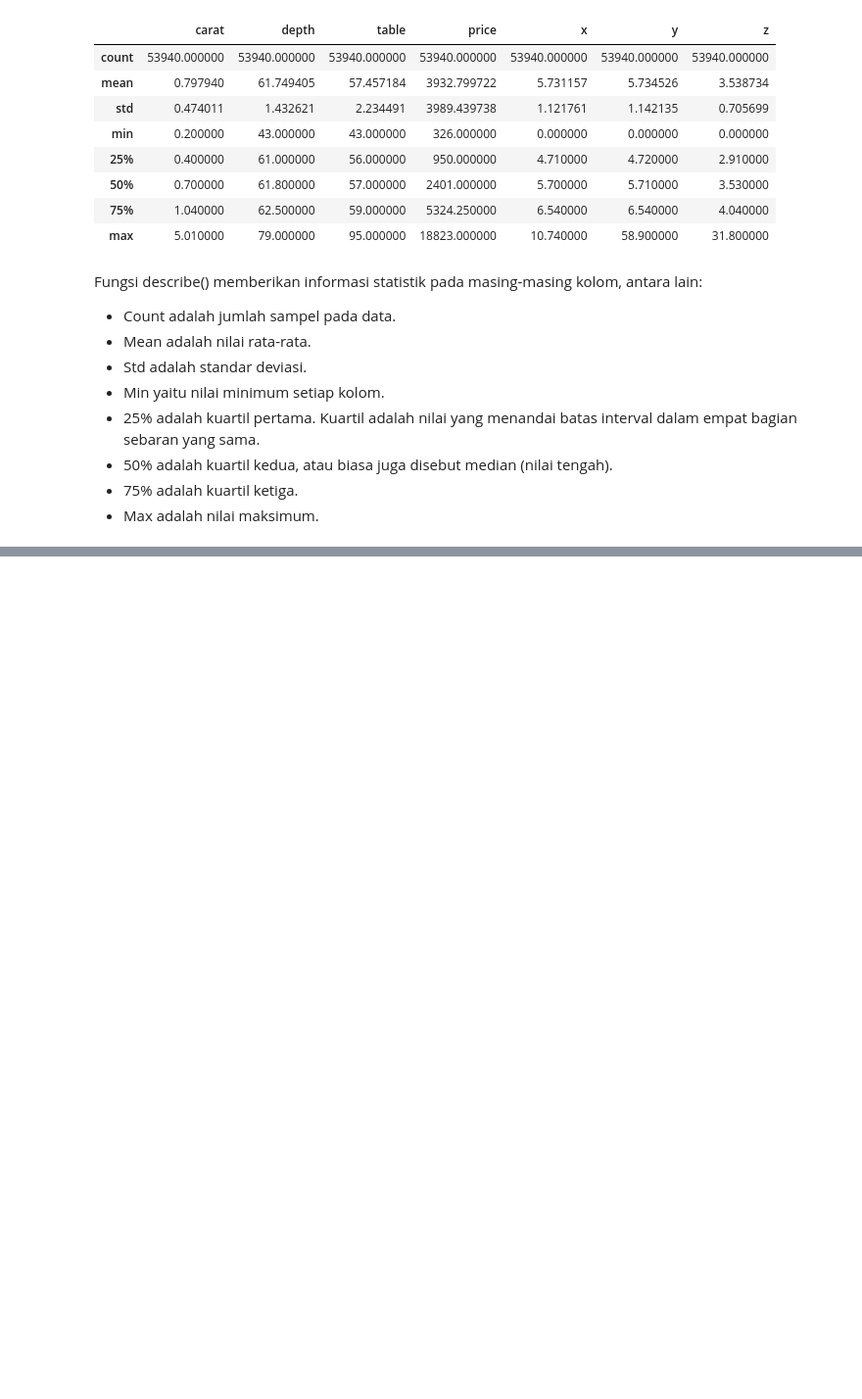
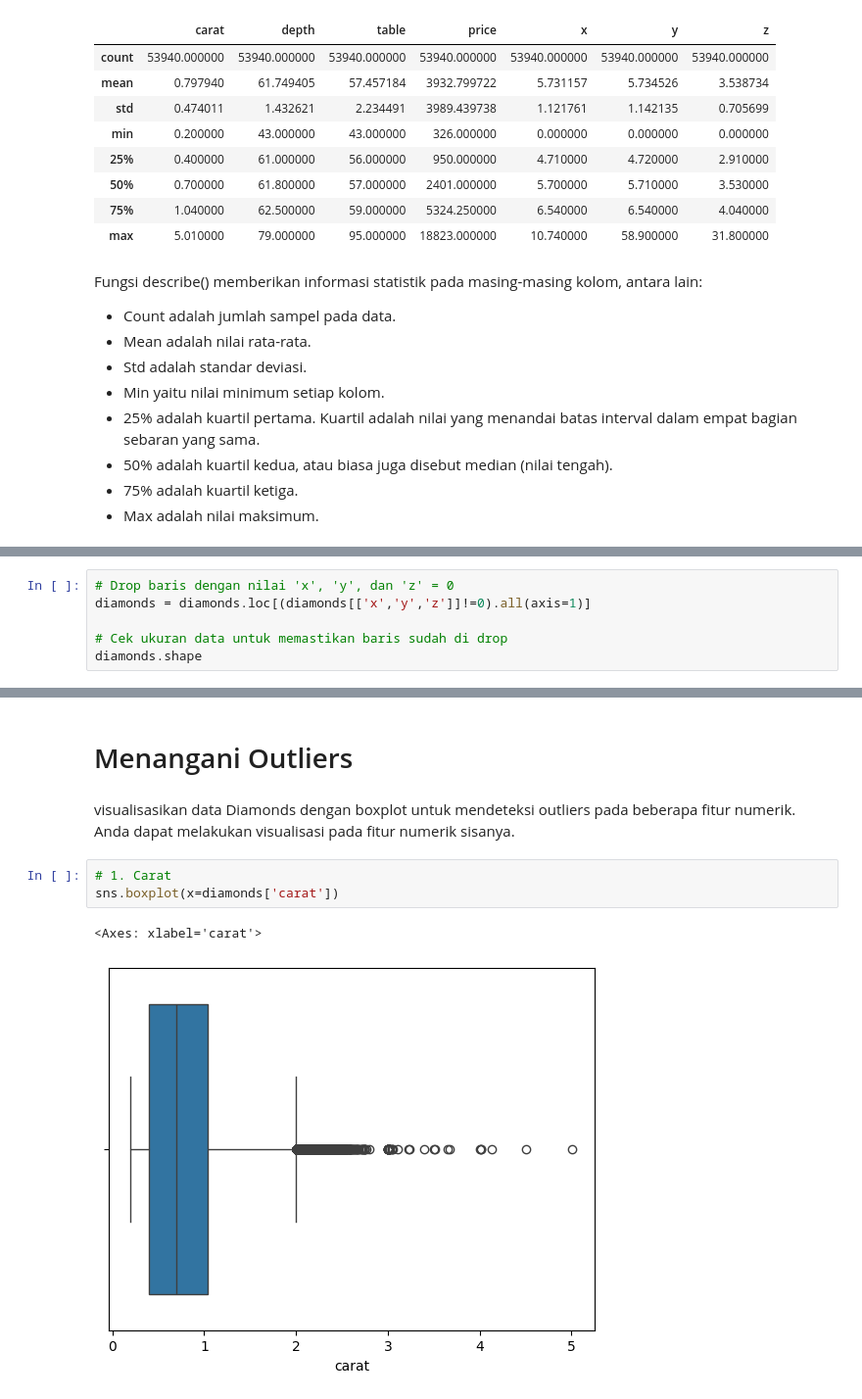
Before and after one commit to NuryaFahruRosyidin2406/Machine-Learning_Studi-Kasus-Pertama-yaitu-Predictive-Analytics, a Jupyter notebook: Predictive_Analytics.ipynb, the cells around one changed output, grey strips where cells are left out. Shown at 98% size. Drawn from its saved outputs; the diff is of its cells as text; blank space fills up the shorter version.

```diff
--- a/Predictive_Analytics.ipynb
+++ b/Predictive_Analytics.ipynb
@@ -100,0 +141,6 @@ Fungsi describe() memberikan informasi statistik pada masing-masing kolom, antar
+# %%
+# Drop baris dengan nilai 'x', 'y', dan 'z' = 0
+diamonds = diamonds.loc[(diamonds[['x','y','z']]!=0).all(axis=1)]
+
+# Cek ukuran data untuk memastikan baris sudah di drop
+diamonds.shape
@@ -100,0 +163,10 @@ Fungsi describe() memberikan informasi statistik pada masing-masing kolom, antar
+# %% [markdown]
+# Menangani Outliers
+# %% [markdown]
+visualisasikan data Diamonds dengan boxplot untuk mendeteksi outliers pada beberapa fitur numerik. Anda dapat melakukan visualisasi pada fitur numerik sisanya.
+# %%
+# 1. Carat
+sns.boxplot(x=diamonds['carat'])
+# %% [output]
+<Axes: xlabel='carat'>
+[figure, added]
```
Also changed, not shown: parts of 101 cells of this notebook.
